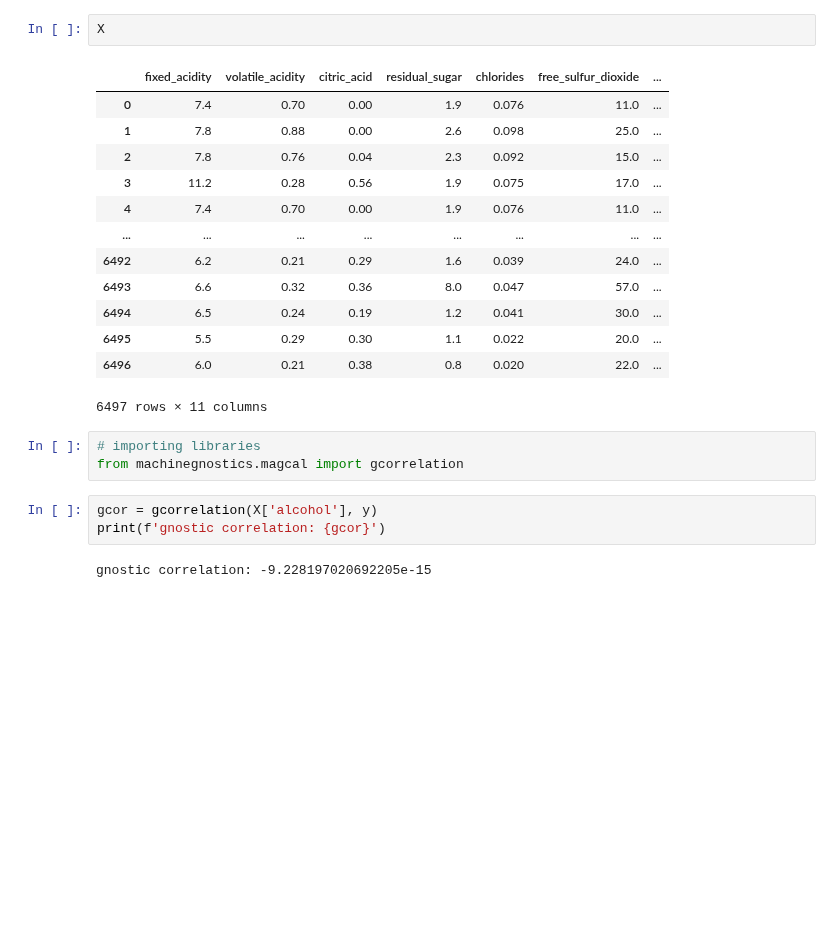
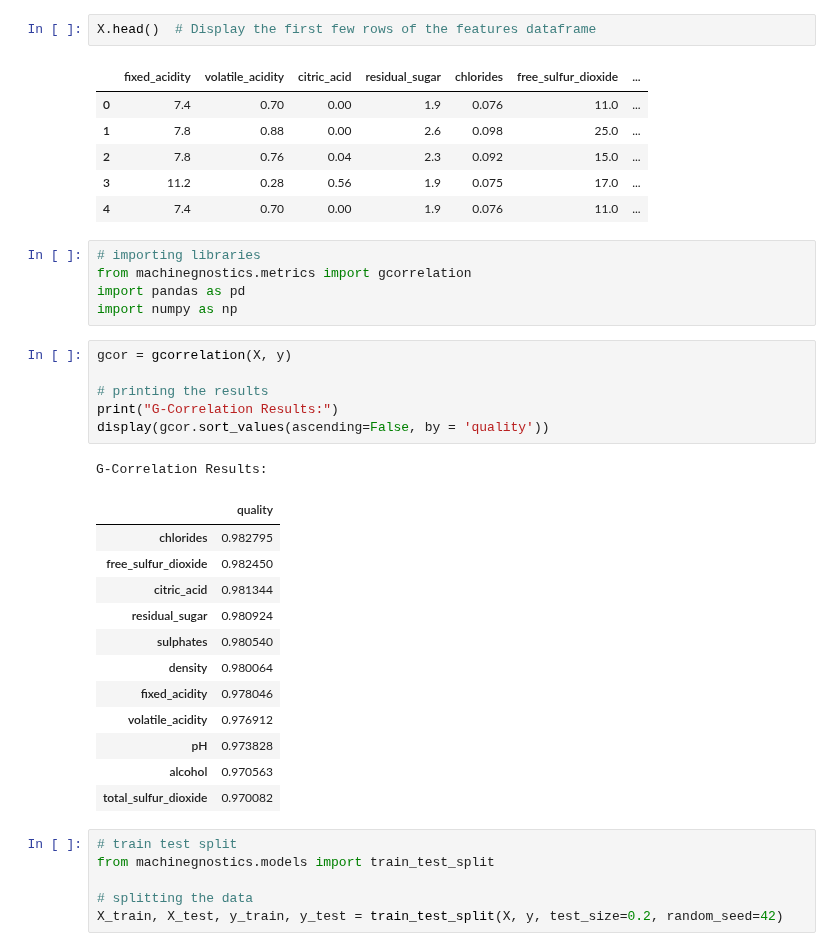
Before and after one commit to MachineGnostics/machinegnostics, a Jupyter notebook: examples/example_1_lr.ipynb, the cells around one changed output. Cells and saved outputs as stored; diff of their text form; blank space fills up the shorter version.

```diff
--- a/examples/example_1_lr.ipynb
+++ b/examples/example_1_lr.ipynb
@@ -49,24 +27,40 @@ print(wine_quality.variables)
 # %%
-X
+X.head()  # Display the first few rows of the features dataframe
 # %% [output]
 |  | fixed_acidity | volatile_acidity | citric_acid | residual_sugar | chlorides | free_sulfur_dioxide | ... |
 | 0 | 7.4 | 0.70 | 0.00 | 1.9 | 0.076 | 11.0 | ... |
 | 1 | 7.8 | 0.88 | 0.00 | 2.6 | 0.098 | 25.0 | ... |
 | 2 | 7.8 | 0.76 | 0.04 | 2.3 | 0.092 | 15.0 | ... |
 | 3 | 11.2 | 0.28 | 0.56 | 1.9 | 0.075 | 17.0 | ... |
 | 4 | 7.4 | 0.70 | 0.00 | 1.9 | 0.076 | 11.0 | ... |
-| ... | ... | ... | ... | ... | ... | ... | ... |
-| 6492 | 6.2 | 0.21 | 0.29 | 1.6 | 0.039 | 24.0 | ... |
-| 6493 | 6.6 | 0.32 | 0.36 | 8.0 | 0.047 | 57.0 | ... |
-| 6494 | 6.5 | 0.24 | 0.19 | 1.2 | 0.041 | 30.0 | ... |
-| 6495 | 5.5 | 0.29 | 0.30 | 1.1 | 0.022 | 20.0 | ... |
-| 6496 | 6.0 | 0.21 | 0.38 | 0.8 | 0.020 | 22.0 | ... |
-6497 rows × 11 columns
 # %%
 # importing libraries
-from machinegnostics.magcal import gcorrelation
+from machinegnostics.metrics import gcorrelation
+import pandas as pd
+import numpy as np
 # %%
-gcor = gcorrelation(X['alcohol'], y)
-print(f'gnostic correlation: {gcor}')
+gcor = gcorrelation(X, y)
+
+# printing the results
+print("G-Correlation Results:")
+display(gcor.sort_values(ascending=False, by = 'quality'))
 # %% [output]
-gnostic correlation: -9.228197020692205e-15
+G-Correlation Results:
+|  | quality |
+| chlorides | 0.982795 |
+| free_sulfur_dioxide | 0.982450 |
+| citric_acid | 0.981344 |
+| residual_sugar | 0.980924 |
+| sulphates | 0.980540 |
+| density | 0.980064 |
+| fixed_acidity | 0.978046 |
+| volatile_acidity | 0.976912 |
+| pH | 0.973828 |
+| alcohol | 0.970563 |
+| total_sulfur_dioxide | 0.970082 |
+# %%
+# train test split
+from machinegnostics.models import train_test_split
+
+# splitting the data
+X_train, X_test, y_train, y_test = train_test_split(X, y, test_size=0.2, random_seed=42)
```
Also changed, not shown: parts of 6 cells of this notebook, 3 other files.
